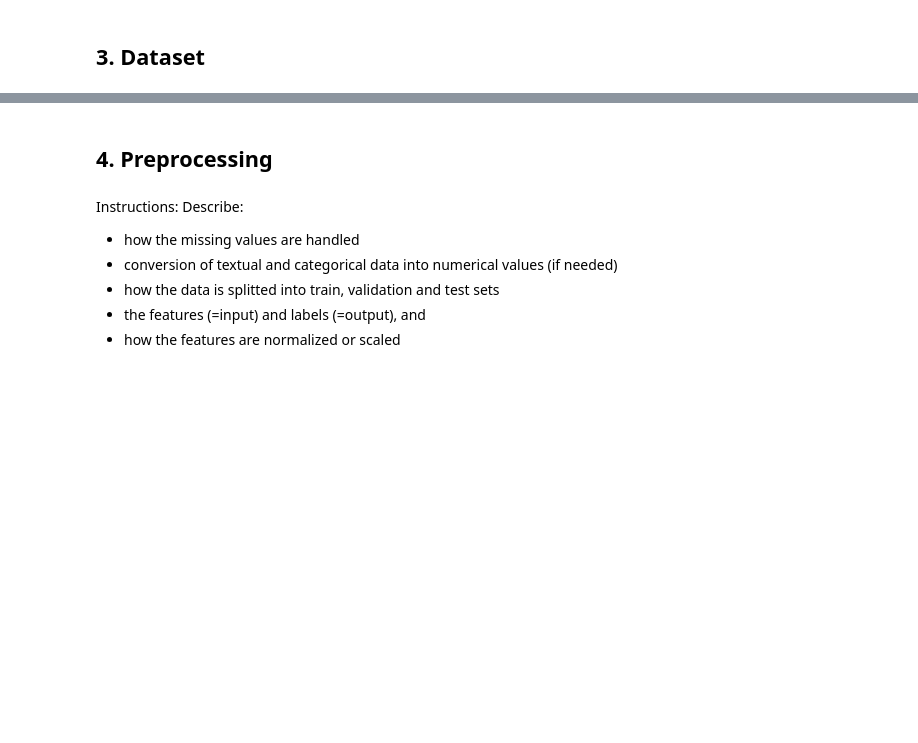
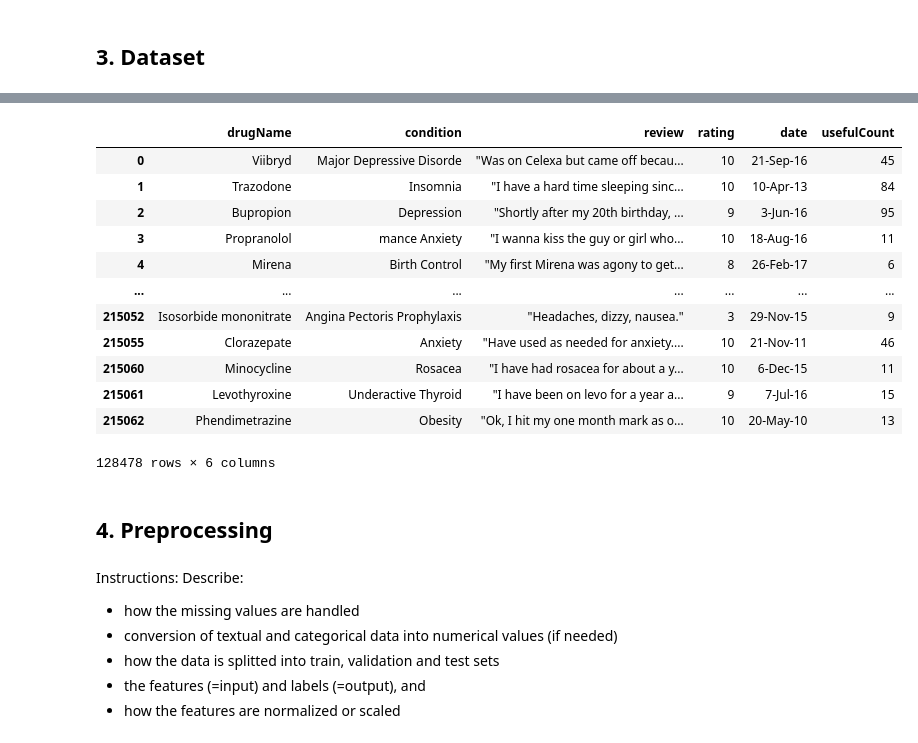
Before and after one commit to alerr415/patient-drug-review-ratings, a Jupyter notebook: case-3-patient-drug-review.ipynb, the cells around one changed output, grey strips where cells are left out. Saved outputs shown, nothing was run; the diff lists cells and outputs as text; code cells hidden in the pictures; blank space fills up the shorter version.

```diff
--- a/case-3-patient-drug-review.ipynb
+++ b/case-3-patient-drug-review.ipynb
@@ -123,3 +149,30 @@ Description of the dataframe:
+# %%
+# Decode HTML-encoded words
+df['review'] = df['review'].apply(html.unescape)
+
+# Drop all rows with NaN review and one character reviews
+df.dropna(subset=['review'], inplace=True)
+df = df[df['review'].str.len() > 1]
+
+# Drop duplicate rows from the data
+df.drop_duplicates(subset='review', inplace=True)
+
+# Display the prepared data
+display(df)
+# %% [output]
+|  | drugName | condition | review | rating | date | usefulCount |
+| 0 | Viibryd | Major Depressive Disorde | "Was on Celexa but came off becau... | 10 | 21-Sep-16 | 45 |
+| 1 | Trazodone | Insomnia | "I have a hard time sleeping sinc... | 10 | 10-Apr-13 | 84 |
+| 2 | Bupropion | Depression | "Shortly after my 20th birthday, ... | 9 | 3-Jun-16 | 95 |
+| 3 | Propranolol | mance Anxiety | "I wanna kiss the guy or girl who... | 10 | 18-Aug-16 | 11 |
+| 4 | Mirena | Birth Control | "My first Mirena was agony to get... | 8 | 26-Feb-17 | 6 |
+| ... | ... | ... | ... | ... | ... | ... |
+| 215052 | Isosorbide mononitrate | Angina Pectoris Prophylaxis | "Headaches, dizzy, nausea." | 3 | 29-Nov-15 | 9 |
+| 215055 | Clorazepate | Anxiety | "Have used as needed for anxiety.... | 10 | 21-Nov-11 | 46 |
+| 215060 | Minocycline | Rosacea | "I have had rosacea for about a y... | 10 | 6-Dec-15 | 11 |
+| 215061 | Levothyroxine | Underactive Thyroid | "I have been on levo for a year a... | 9 | 7-Jul-16 | 15 |
+| 215062 | Phendimetrazine | Obesity | "Ok, I hit my one month mark as o... | 10 | 20-May-10 | 13 |
+128478 rows × 6 columns
 # %% [markdown]
 ## 4. Preprocessing
 # %% [markdown]
```
Also changed, not shown: parts of 12 cells of this notebook.
